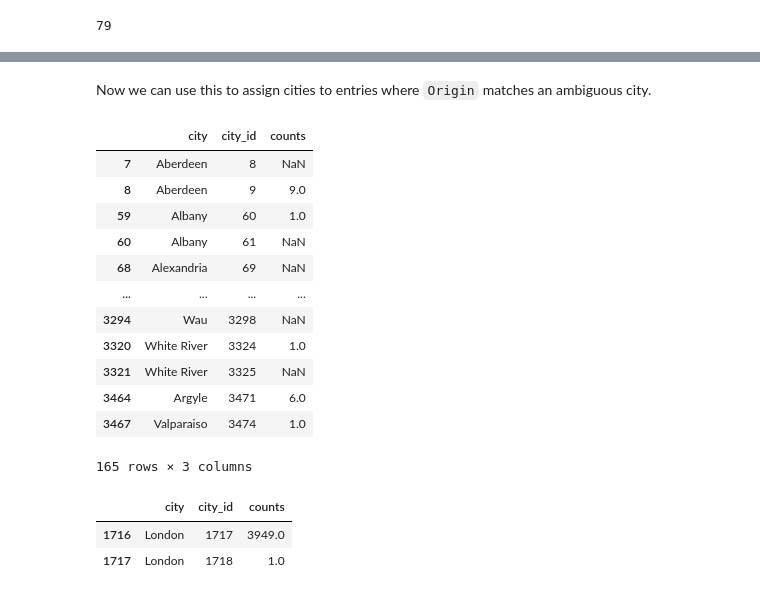
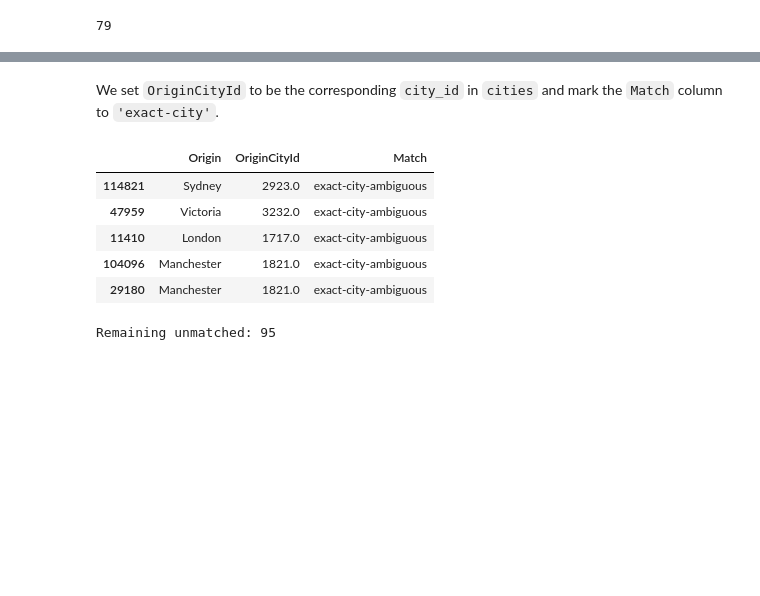
Before and after one commit to paulabondoc/airline-ratings-data-project, a Jupyter notebook: Script1 - Data_cleaning.ipynb, the cells around one changed output, grey strips where cells are left out. Saved outputs shown, nothing was run; the diff lists cells and outputs as text; code cells hidden in the pictures; blank space fills up the shorter version.

```diff
--- a/Script1 - Data_cleaning.ipynb
+++ b/Script1 - Data_cleaning.ipynb
@@ -1510,24 +1476,34 @@ city_names_with_counts
-# %% [markdown]
-Now we can use this to assign cities to entries where `Origin` matches an ambiguous city.
-# %%
-city_names_with_counts[city_names_with_counts['city'].isin(ambiguous_cities)]
-# %% [output]
-|  | city | city_id | counts |
-| 7 | Aberdeen | 8 | NaN |
-| 8 | Aberdeen | 9 | 9.0 |
-| 59 | Albany | 60 | 1.0 |
-| 60 | Albany | 61 | NaN |
-| 68 | Alexandria | 69 | NaN |
-| ... | ... | ... | ... |
-| 3294 | Wau | 3298 | NaN |
-| 3320 | White River | 3324 | 1.0 |
-| 3321 | White River | 3325 | NaN |
-| 3464 | Argyle | 3471 | 6.0 |
-| 3467 | Valparaiso | 3474 | 1.0 |
-165 rows × 3 columns
-# %%
-city_names_with_counts[city_names_with_counts['city'] == 'London']
-# %% [output]
-|  | city | city_id | counts |
-| 1716 | London | 1717 | 3949.0 |
-| 1717 | London | 1718 | 1.0 |
+# %%
+exact_ambiguous_city_list = dataset_with_origin_city.loc[ambiguous_city_exact_index, 'Origin'].str.lower().drop_duplicates().to_list()
+#exact_ambiguous_city_list
+# %% [markdown]
+We set `OriginCityId` to be the corresponding `city_id` in `cities` and mark the `Match` column to `'exact-city'`.
+# %%
+for city in exact_ambiguous_city_list:
+    # Index of all entries whose Origin is an exact match of an ambiguous city
+    matching_index = dataset_with_origin_city.loc[ambiguous_city_exact_index, 'Origin'][dataset_with_origin_city.loc[ambiguous_city_exact_index, 'Origin'].str.fullmatch(city, case=False)].index
+
+    max_count_index = city_names_with_counts[city_names_with_counts['city'].str.fullmatch(city, case=False)]['counts'].idxmax()
+
+    if np.isnan(max_count_index) == False:
+        city_id = city_names_with_counts.loc[max_count_index, 'city_id']
+    else:
+        continue
+
+    dataset_with_origin_city.loc[matching_index, 'OriginCityId'] = city_id
+    dataset_with_origin_city.loc[matching_index, 'Match'] = 'exact-city-ambiguous'
+# %%
+dataset_with_origin_city[dataset_with_origin_city['Match'] =='exact-city-ambiguous'][['Origin', 'OriginCityId', 'Match']].sample(5)
+# %% [output]
+|  | Origin | OriginCityId | Match |
+| 114821 | Sydney | 2923.0 | exact-city-ambiguous |
+| 47959 | Victoria | 3232.0 | exact-city-ambiguous |
+| 11410 | London | 1717.0 | exact-city-ambiguous |
+| 104096 | Manchester | 1821.0 | exact-city-ambiguous |
+| 29180 | Manchester | 1821.0 | exact-city-ambiguous |
+# %%
+print(
+    "Remaining unmatched:",
+    len(ambiguous_city_exact_index) - dataset_with_origin_city[dataset_with_origin_city['Match'] =='exact-city-ambiguous'].shape[0])
+# %% [output]
+Remaining unmatched: 95
```
Also changed, not shown: parts of 11 cells of this notebook.
